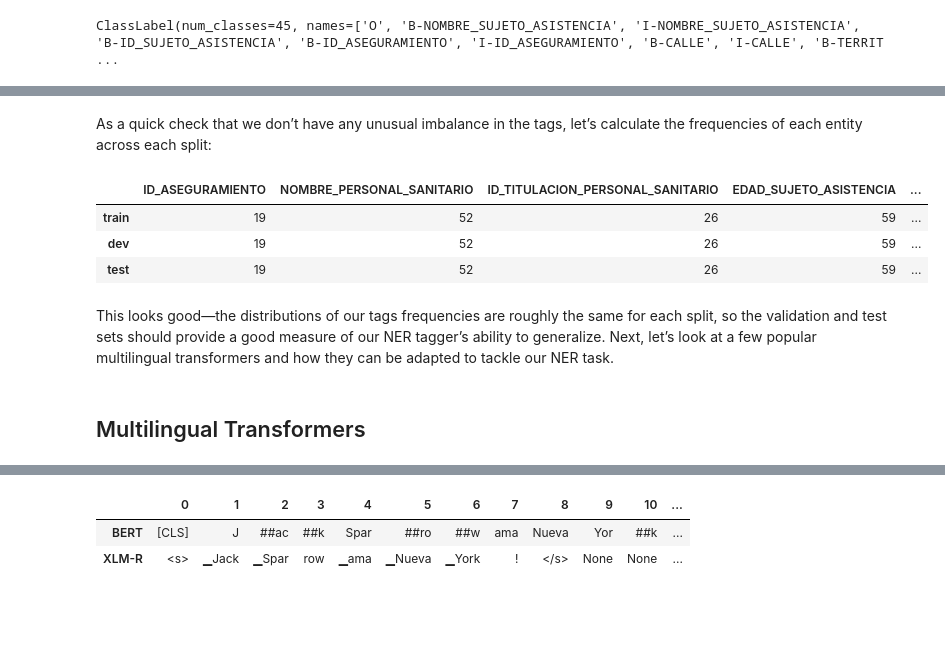
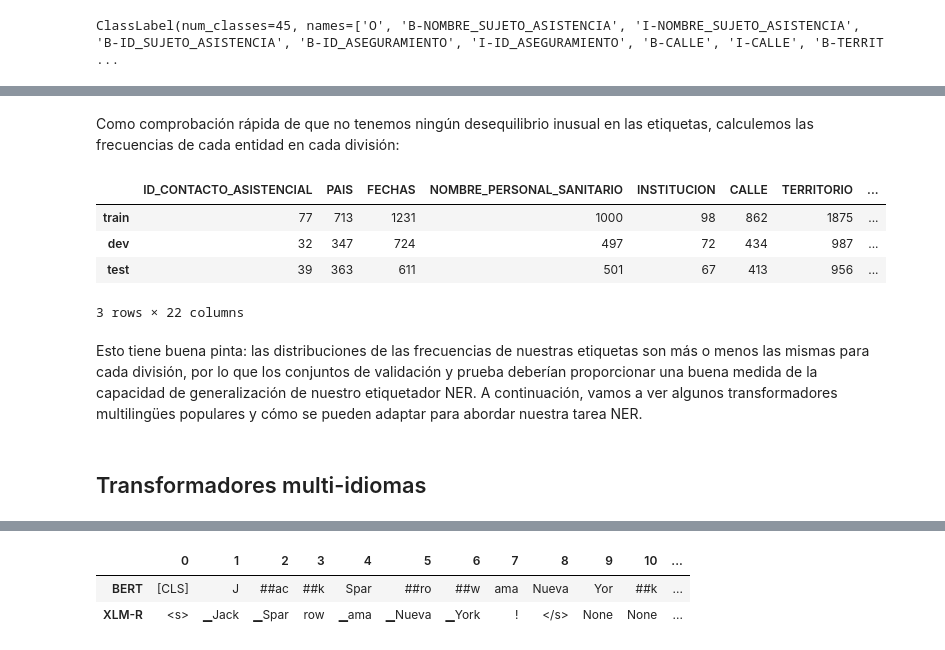
Before and after one commit to GuiGel/MedDocAn, a Jupyter notebook: cdti/meddocan/transformers.ipynb, the cells around one changed output, grey strips where cells are left out. Drawn from its saved outputs; the diff is of its cells as text; code cells hidden in the pictures; blank space fills up the shorter version.

```diff
--- a/cdti/meddocan/transformers.ipynb
+++ b/cdti/meddocan/transformers.ipynb
@@ -90,6 +116,4 @@ Downsample the train split
 # %%
-downsample = 0.1
-for split in dataset.keys():
-    dataset[split] = dataset[split].shuffle(seed=0).select(range(int(dataset[split].num_rows * downsample)))
+downsample = 1
+for split in ds.keys():
+    ds[split] = ds[split].shuffle(seed=0).select(range(int(ds[split].num_rows * downsample)))
-# %%
-ds = dataset
@@ -131,6 +165,5 @@ We can use the ``ClassLabel.int2str()`` method to create a new column in our tra
 def create_tag_names(batch):
     return {"ner_tags_str": [tags.int2str(idx) for idx in batch["ner_tags"]]}
 
-for k in ds:
-    ds[k] = ds[k].map(create_tag_names)
+ds = ds.map(create_tag_names)
 # %% [markdown]
@@ -145,23 +178,25 @@ pd.DataFrame([ds_example["tokens"], ds_example["ner_tags_str"]], ["Tokens", "Tag
 # %% [markdown]
-As a quick check that we don’t have any unusual imbalance in the tags, let’s calculate the frequencies of each entity across each split:
+Como comprobación rápida de que no tenemos ningún desequilibrio inusual en las etiquetas, calculemos las frecuencias de cada entidad en cada división:
 # %%
 from collections import Counter
 
 split2freqs = DefaultDict(Counter)
 for split, dataset in ds.items():
     for row in dataset["ner_tags_str"]:
         for tag in row:
             if tag.startswith("B"):
                 tag_type = tag.split("-")[1]
                 split2freqs[split][tag_type] += 1
-pd.DataFrame.from_dict(split2freqs, orient="index")
+class_freq = pd.DataFrame.from_dict(split2freqs, orient="index").fillna(0)
+class_freq
 # %% [output]
-|  | ID_ASEGURAMIENTO | NOMBRE_PERSONAL_SANITARIO | ID_TITULACION_PERSONAL_SANITARIO | EDAD_SUJETO_ASISTENCIA | ... |
-| train | 19 | 52 | 26 | 59 | ... |
-| dev | 19 | 52 | 26 | 59 | ... |
-| test | 19 | 52 | 26 | 59 | ... |
+|  | ID_CONTACTO_ASISTENCIAL | PAIS | FECHAS | NOMBRE_PERSONAL_SANITARIO | INSTITUCION | CALLE | TERRITORIO | ... |
+| train | 77 | 713 | 1231 | 1000 | 98 | 862 | 1875 | ... |
+| dev | 32 | 347 | 724 | 497 | 72 | 434 | 987 | ... |
+| test | 39 | 363 | 611 | 501 | 67 | 413 | 956 | ... |
+3 rows × 22 columns
 # %% [markdown]
-This looks good—the distributions of our tags frequencies are roughly the same for each split, so the validation and test sets should provide a good measure of our NER tagger’s ability to generalize. Next, let’s look at a few popular multilingual transformers and how they can be adapted to tackle our NER task.
+Esto tiene buena pinta: las distribuciones de las frecuencias de nuestras etiquetas son más o menos las mismas para cada división, por lo que los conjuntos de validación y prueba deberían proporcionar una buena medida de la capacidad de generalización de nuestro etiquetador NER. A continuación, vamos a ver algunos transformadores multilingües populares y cómo se pueden adaptar para abordar nuestra tarea NER.
 # %% [markdown]
-## Multilingual Transformers
+## Transformadores multi-idiomas
 # %% [markdown]
```
Also changed, not shown: parts of 110 cells of this notebook, 12 other files.
